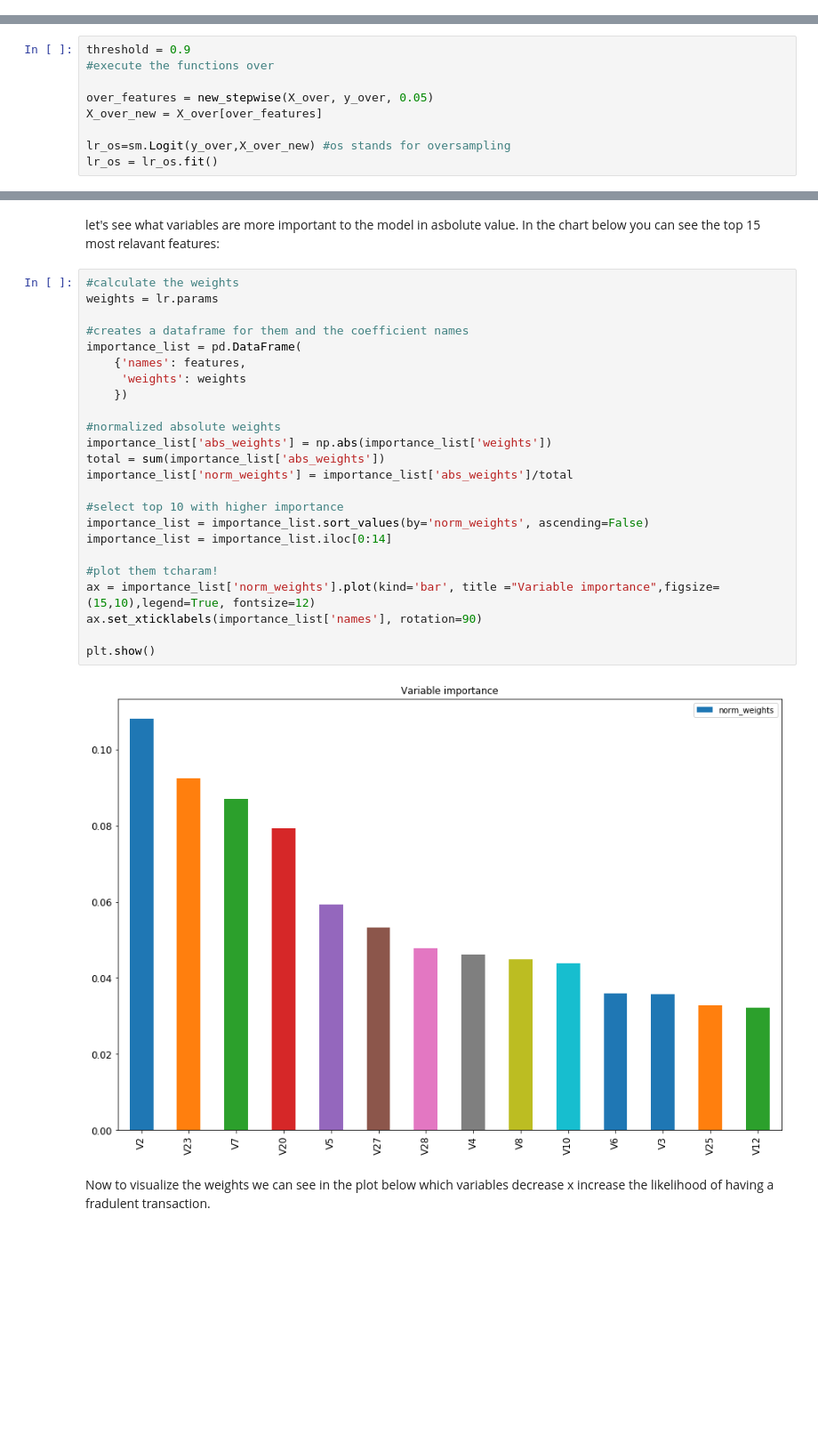
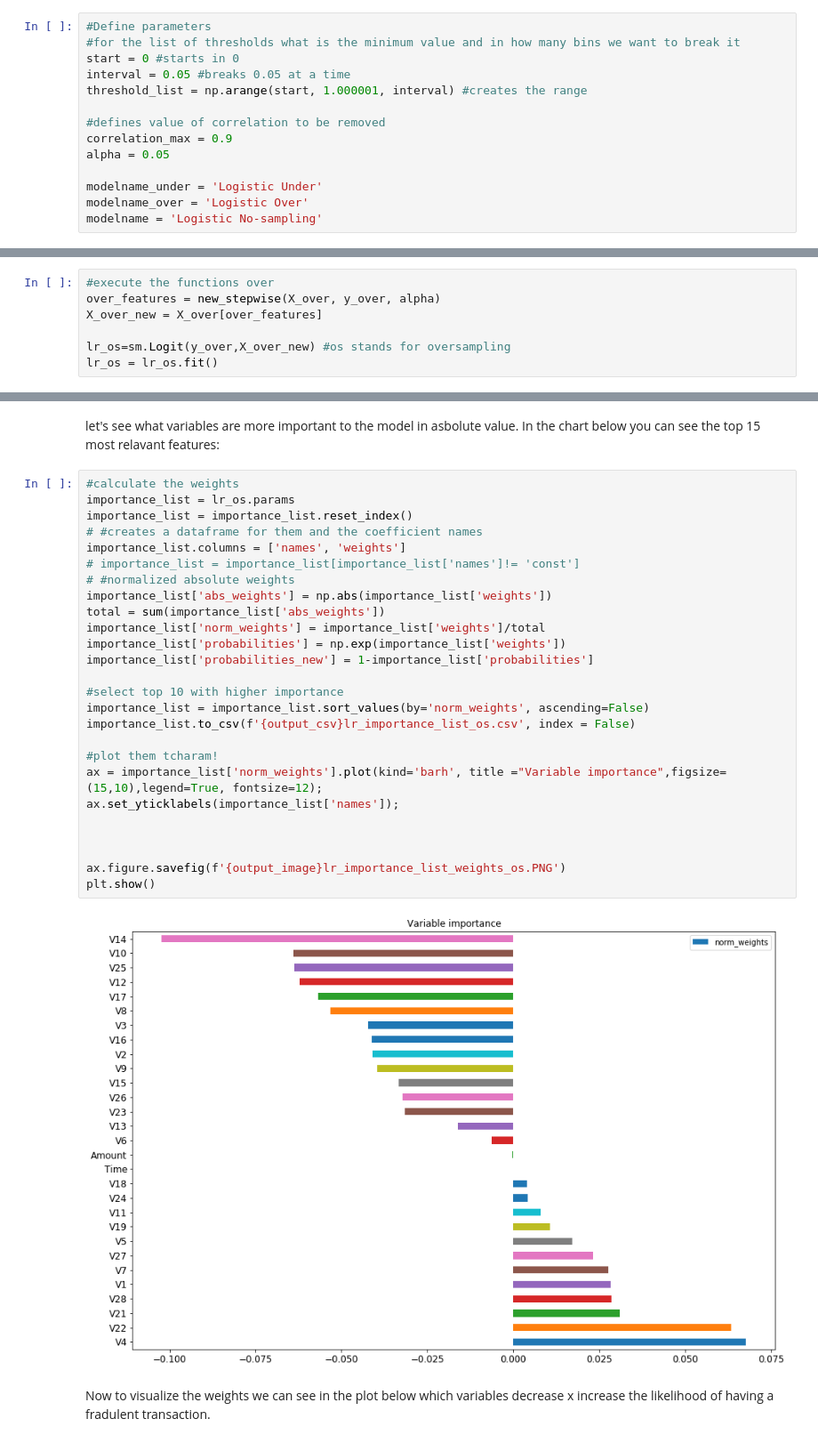
Before and after one commit to dresenhista/learning_credit_card_fraud, a Jupyter notebook: Credit Card Fraud detection.ipynb, the cells around one changed output, grey strips where cells are left out. Shown: that part at 89% size. Drawn from its saved outputs; the diff is of its cells as text; blank space fills up the shorter version.

```diff
--- a/Credit Card Fraud detection.ipynb
+++ b/Credit Card Fraud detection.ipynb
@@ -310,0 +193,14 @@ def remove_features(df, corr_value):
+# %%
+#Define parameters
+#for the list of thresholds what is the minimum value and in how many bins we want to break it
+start = 0 #starts in 0
+interval = 0.05 #breaks 0.05 at a time
+threshold_list = np.arange(start, 1.000001, interval) #creates the range
+
+#defines value of correlation to be removed
+correlation_max = 0.9
+alpha = 0.05
+
+modelname_under = 'Logistic Under'
+modelname_over = 'Logistic Over'
+modelname = 'Logistic No-sampling'
@@ -311,8 +219,6 @@ def remove_features(df, corr_value):
 # %%
-threshold = 0.9
 #execute the functions over
-
-over_features = new_stepwise(X_over, y_over, 0.05)
+over_features = new_stepwise(X_over, y_over, alpha)
 X_over_new = X_over[over_features]
 
 lr_os=sm.Logit(y_over,X_over_new) #os stands for oversampling
@@ -501,29 +329,31 @@ skplt.metrics.plot_confusion_matrix(y_test, y_t)
 let's see what variables are more important to the model in asbolute value. In the chart below you can see the top 15 most relavant features:
 # %%
 #calculate the weights
-weights = lr.params
-
-#creates a dataframe for them and the coefficient names
-importance_list = pd.DataFrame(
-    {'names': features,
-     'weights': weights
-    })
-
-#normalized absolute weights
+importance_list = lr_os.params
+importance_list = importance_list.reset_index()
+# #creates a dataframe for them and the coefficient names
+importance_list.columns = ['names', 'weights']
+# importance_list = importance_list[importance_list['names']!= 'const']
+# #normalized absolute weights
 importance_list['abs_weights'] = np.abs(importance_list['weights'])
 total = sum(importance_list['abs_weights'])
-importance_list['norm_weights'] = importance_list['abs_weights']/total
+importance_list['norm_weights'] = importance_list['weights']/total
+importance_list['probabilities'] = np.exp(importance_list['weights'])
+importance_list['probabilities_new'] = 1-importance_list['probabilities']
 
 #select top 10 with higher importance
 importance_list = importance_list.sort_values(by='norm_weights', ascending=False)
-importance_list = importance_list.iloc[0:14]
+importance_list.to_csv(f'{output_csv}lr_importance_list_os.csv', index = False)
 
 #plot them tcharam!
-ax = importance_list['norm_weights'].plot(kind='bar', title ="Variable importance",figsize=(15,10),legend=True, fontsize=12)
-ax.set_xticklabels(importance_list['names'], rotation=90)
+ax = importance_list['norm_weights'].plot(kind='barh', title ="Variable importance",figsize=(15,10),legend=True, fontsize=12);
+ax.set_yticklabels(importance_list['names']);
 
+
+
+ax.figure.savefig(f'{output_image}lr_importance_list_weights_os.PNG')
 plt.show()
 # %% [output]
-[figure, old version]
+[figure, new version]
 # %% [markdown]
 Now to visualize the weights we can see in the plot below which variables decrease x increase the likelihood of having a fradulent transaction.
```
Also changed, not shown: parts of 29 cells of this notebook, 1 other file.
